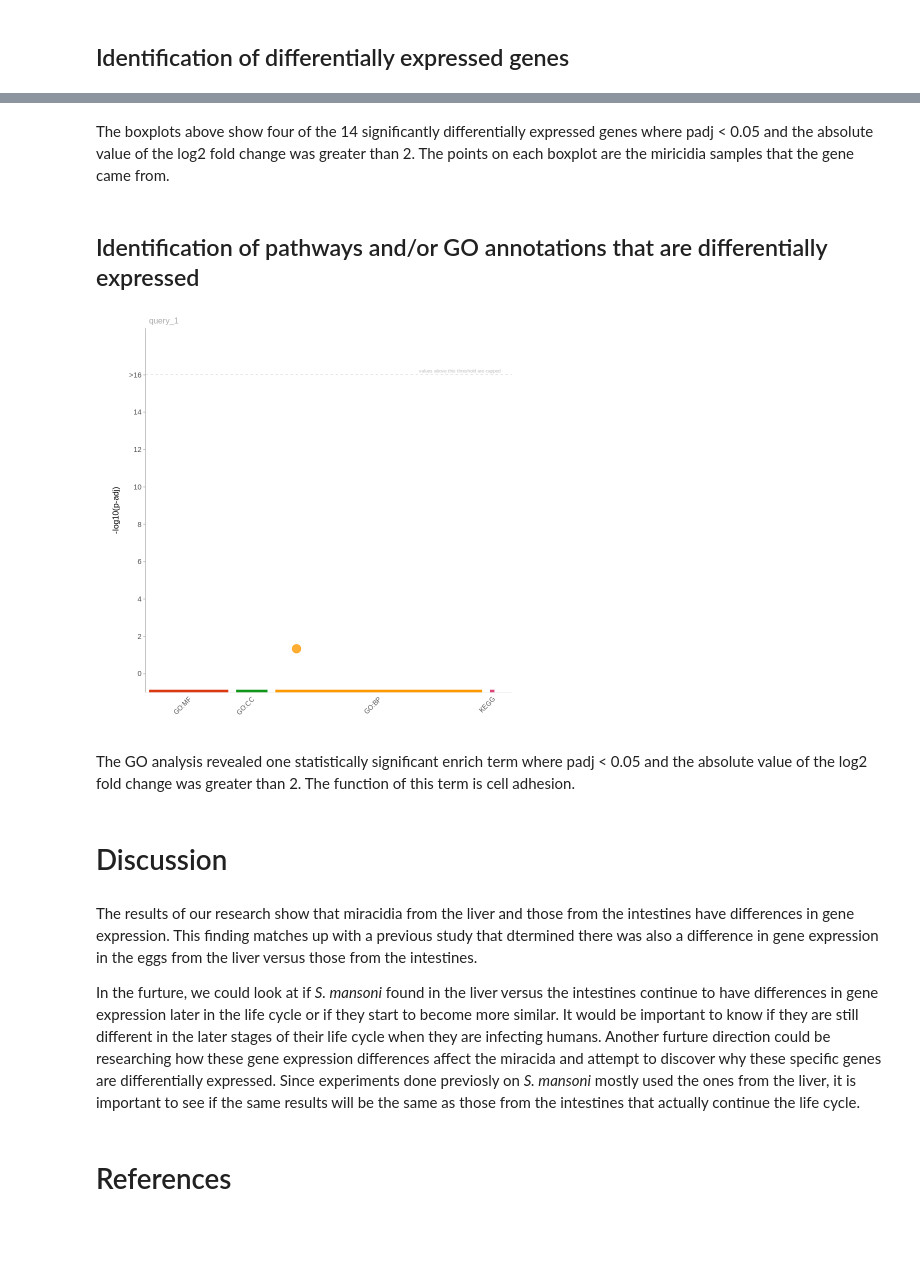
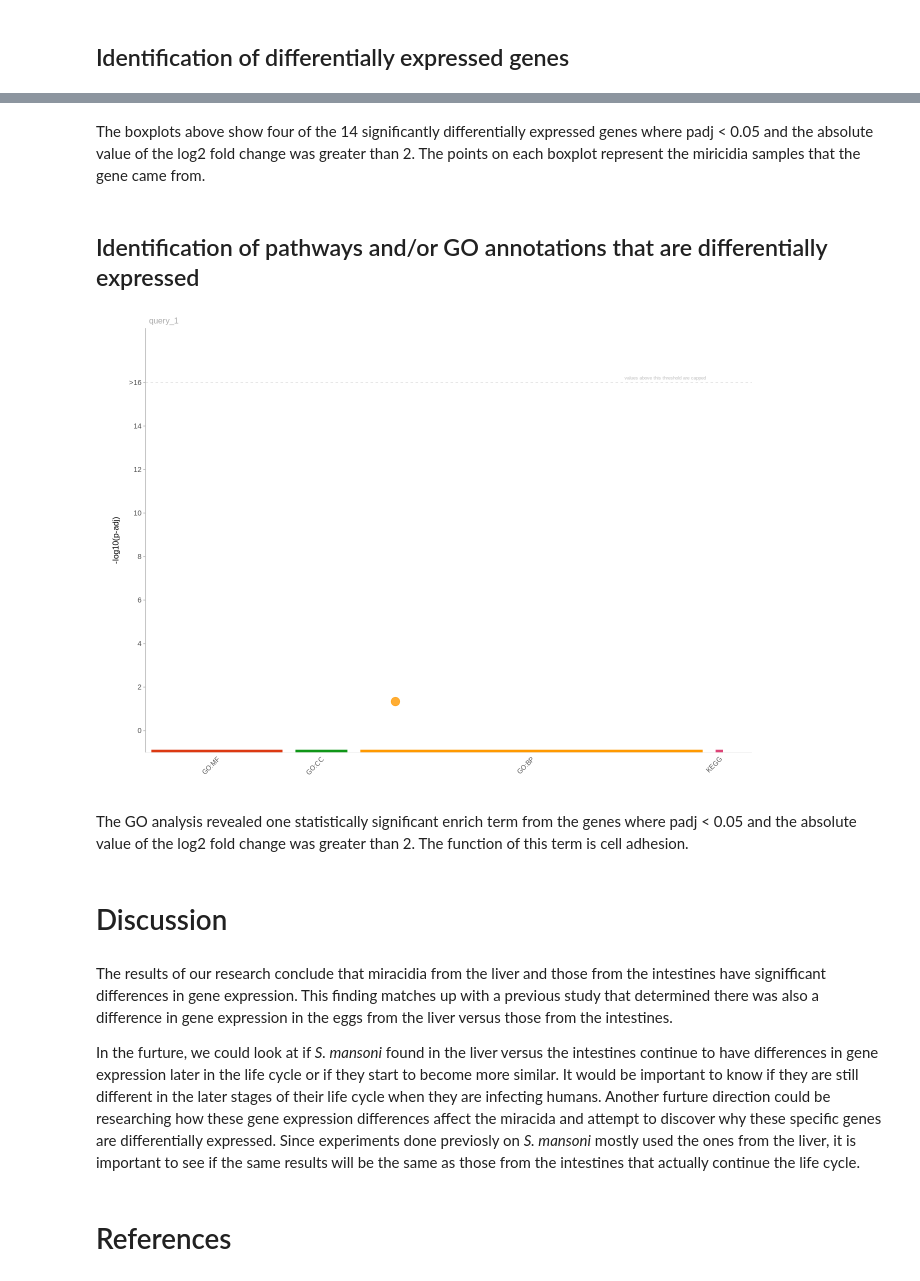
Before and after one commit to Brandy-Corwin/Schistosoma-RNA-seq, a Jupyter notebook: manuscript.ipynb, the cells around one changed output, grey strips where cells are left out. Cells and saved outputs as stored; diff of their text form; code cells hidden in the pictures; blank space fills up the shorter version.

```diff
--- a/manuscript.ipynb
+++ b/manuscript.ipynb
@@ -161,20 +171,22 @@ grid.arrange(plot1, plot2, plot3, plot4, nrow = 2)
 # %% [markdown]
-The boxplots above show four of the 14 significantly differentially expressed genes where padj < 0.05 and the absolute value of the log2 fold change was greater than 2. The points on each boxplot are the miricidia samples that the gene came from.
+The boxplots above show four of the 14 significantly differentially expressed genes where padj < 0.05 and the absolute value of the log2 fold change was greater than 2. The points on each boxplot represent the miricidia samples that the gene came from.
 # %% [markdown]
 ## Identification of pathways and/or GO annotations that are differentially expressed
 # %%
+# Create and output GO analysis using gProfiler
+options(repr.plot.width = 11, repr.plot.height = 8)
 genes <- degs_filtered$gene_id
 gostres <- gost(query = genes, organism = "smansoni")
 gProfiler <- gostplot(gostres, interactive = FALSE)
 gProfiler
 # %% [output]
-[figure, old version]
+[figure, new version]
 # %% [markdown]
-The GO analysis revealed one statistically significant enrich term where padj < 0.05 and the absolute value of the log2 fold change was greater than 2. The function of this term is cell adhesion.
+The GO analysis revealed one statistically significant enrich term from the genes where padj < 0.05 and the absolute value of the log2 fold change was greater than 2. The function of this term is cell adhesion.
 # %% [markdown]
 # Discussion
 # %% [markdown]
-The results of our research show that miracidia from the liver and those from the intestines have differences in gene expression. This finding matches up with a previous study that dtermined there was also a difference in gene expression in the eggs from the liver versus those from the intestines.
+The results of our research conclude that miracidia from the liver and those from the intestines have signifficant differences in gene expression. This finding matches up with a previous study that determined there was also a difference in gene expression in the eggs from the liver versus those from the intestines.
 
 In the furture, we could look at if *S. mansoni* found in the liver versus the intestines continue to have differences in gene expression later in the life cycle or if they start to become more similar. It would be important to know if they are still different in the later stages of their life cycle when they are infecting humans. Another furture direction could be researching how these gene expression differences affect the miracida and attempt to discover why these specific genes are differentially expressed. Since experiments done previosly on *S. mansoni* mostly used the ones from the liver, it is important to see if the same results will be the same as those from the intestines that actually continue the life cycle.
 # %% [markdown]
```
Also changed, not shown: parts of 8 cells of this notebook.
